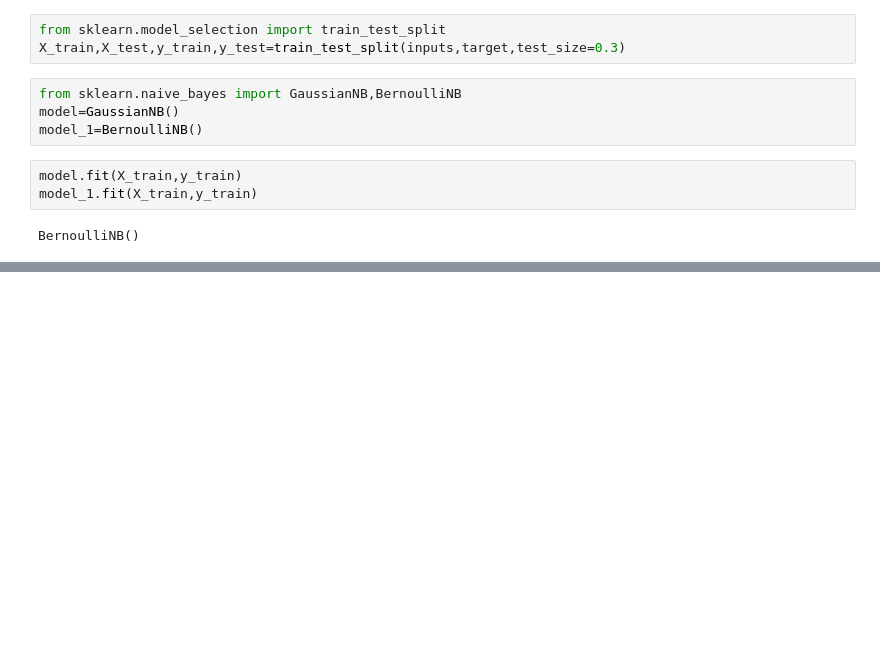
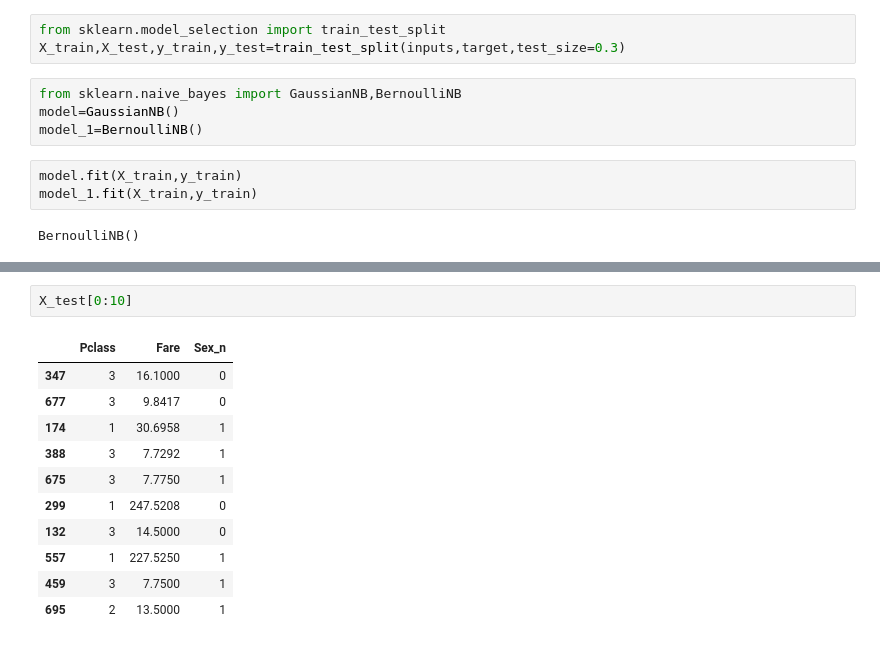
Before and after one commit to dinesh16adh/Machine-learning, a Jupyter notebook: Titanic Data Analysis/naive_bayes.ipynb, the cells around one changed output, grey strips where cells are left out. Drawn from its saved outputs; the diff is of its cells as text; blank space fills up the shorter version.

```diff
--- a/Titanic Data Analysis/naive_bayes.ipynb
+++ b/Titanic Data Analysis/naive_bayes.ipynb
@@ -281,0 +282,14 @@ model_1.score(X_test,y_test)
+# %%
+X_test[0:10]
+# %% [output]
+|  | Pclass | Fare | Sex_n |
+| 347 | 3 | 16.1000 | 0 |
+| 677 | 3 | 9.8417 | 0 |
+| 174 | 1 | 30.6958 | 1 |
+| 388 | 3 | 7.7292 | 1 |
+| 675 | 3 | 7.7750 | 1 |
+| 299 | 1 | 247.5208 | 0 |
+| 132 | 3 | 14.5000 | 0 |
+| 557 | 1 | 227.5250 | 1 |
+| 459 | 3 | 7.7500 | 1 |
+| 695 | 2 | 13.5000 | 1 |
```
Also changed, not shown: parts of 4 cells of this notebook.
